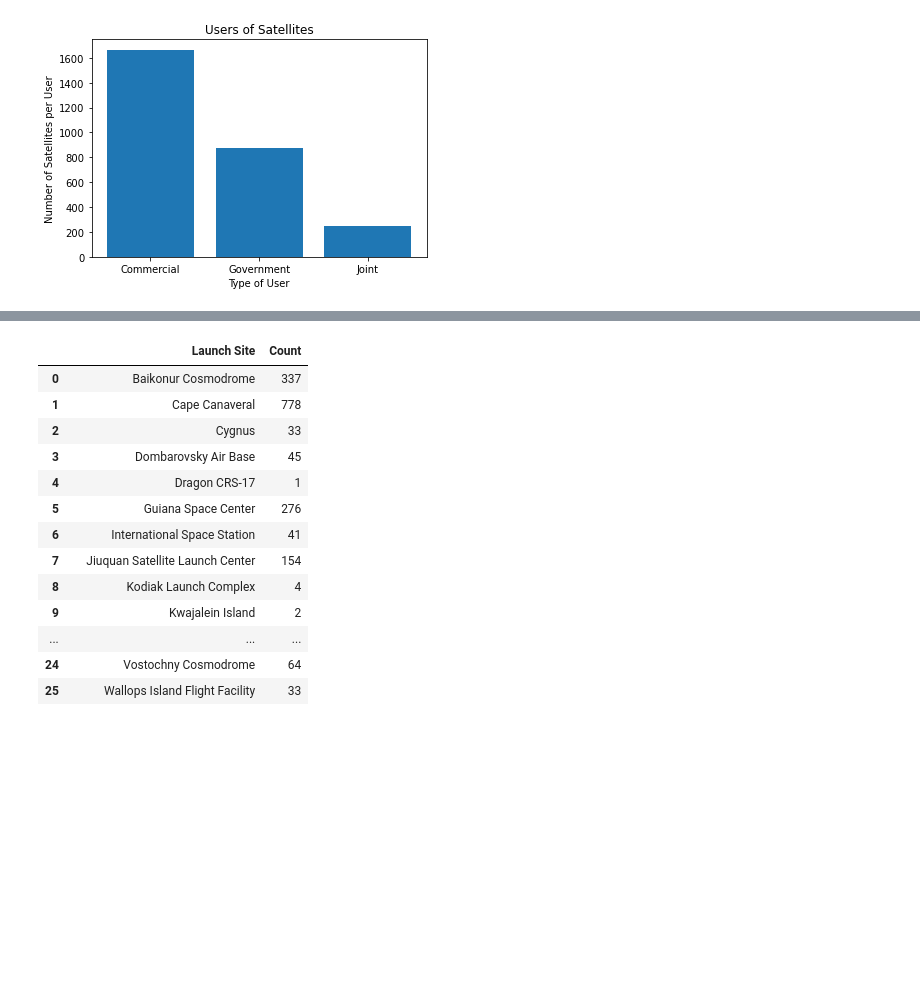
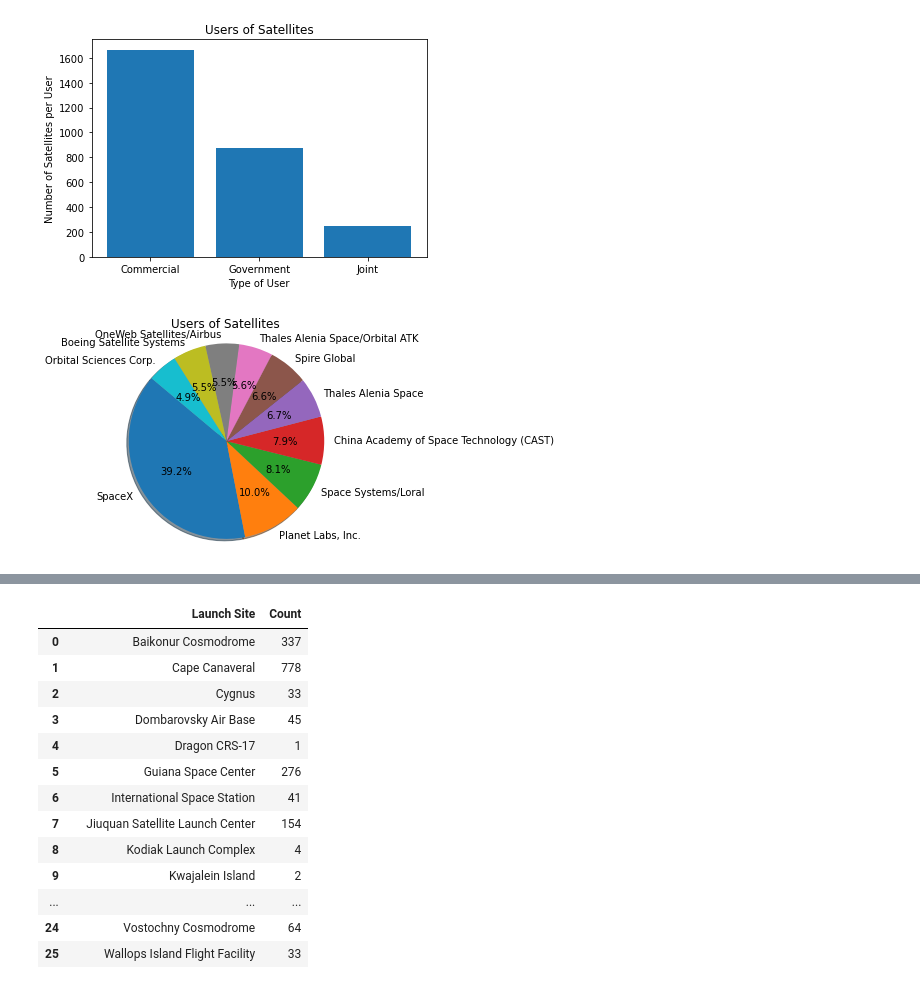
Before and after one commit to jdmerryman88/Worldwide_Satellite_Analysis, a Jupyter notebook: justin.ipynb, the cells around one changed output, grey strips where cells are left out. Cells and saved outputs as stored; diff of their text form; code cells hidden in the pictures; blank space fills up the shorter version.

Commit message:
Added new analysis of launches by top 10 contractors

```diff
--- a/justin.ipynb
+++ b/justin.ipynb
@@ -255,3 +255,33 @@ plt.savefig("Images/Launches_Per_Year_Bar.png")
 plt.show()
 # %% [output]
 [figure]
+# %%
+#Creates dataframe to plot commercial vs government use
+contractors_df = cleaned_satellite_df
+contractors_df = pd.DataFrame(contractors_df)
+cleaned_contractors_df = pd.DataFrame()
+
+#Replaces Civil with Commercial and Military with Government for plotting
+contractors_df['Contractor'] = contractors_df['Contractor'].str.strip()
+contractors_df = contractors_df.groupby('Contractor').count()
+contractors_df = contractors_df.reset_index()
+
+#Fills dataframe for plotting results
+cleaned_contractors_df ['Contractor'] = contractors_df['Contractor']
+cleaned_contractors_df ['Count'] = contractors_df['Current Official Name of Satellite']
+sorted_contractors_df = cleaned_contractors_df.sort_values(by='Count', ascending=False)
+# %%
+#Create a pie chart of top 10 Contractors
+labels = sorted_contractors_df['Contractor'].head(10)
+sizes = sorted_contractors_df['Count'].head(10)
+#explode = [0.1 , 0, 0]
+plt.pie(sizes,  labels=labels,
+        autopct="%1.1f%%", shadow=True, startangle=140)
+plt.axis("equal")
+plt.title("Users of Satellites")
+
+
+plt.savefig("Images/Launches_Top_10_Contractors_Pie.png")
+plt.show()
+# %% [output]
+[figure, added]
```
Also changed, not shown: parts of 7 cells of this notebook, 8 other files.
